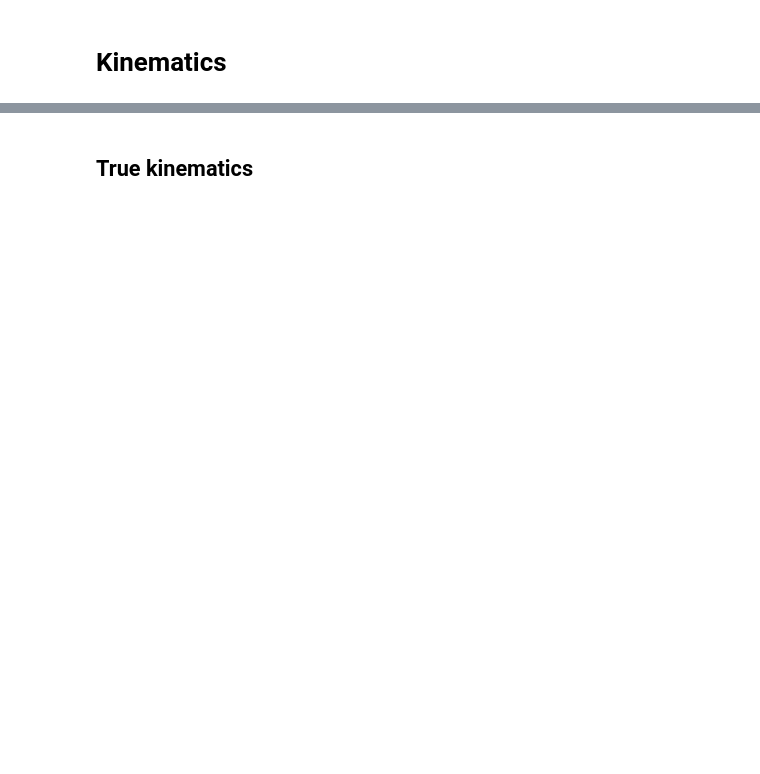
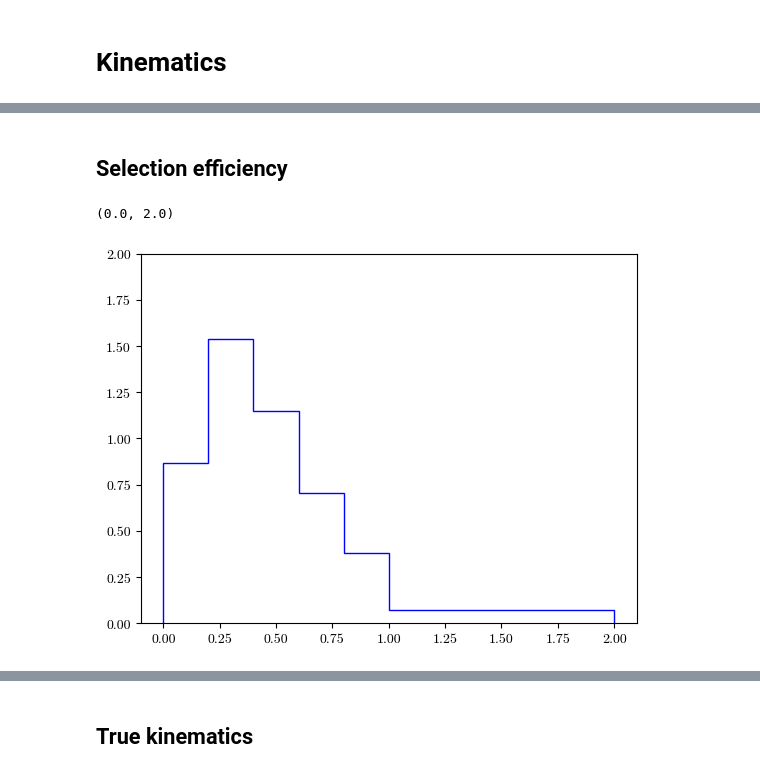
Before and after one commit to JoeBateman/uboone_epem_trident, a Jupyter notebook: wc_epem/plotter.ipynb, the cells around one changed output, grey strips where cells are left out. Saved outputs shown, nothing was run; the diff lists cells and outputs as text; code cells hidden in the pictures; blank space fills up the shorter version.

```diff
--- a/wc_epem/plotter.ipynb
+++ b/wc_epem/plotter.ipynb
@@ -165,3 +161,5 @@ def get_true_angle(event_df):
 trident_df['epem_momenta'] = trident_df.apply(get_epem_momenta, axis=1)
 trident_df['true_angle'] = trident_df.apply(get_true_angle, axis=1)
 trident_df['reco_shower_momenta'] = trident_df.apply(get_reco_shower_momenta, axis=1)
+# %% [markdown]
+## Selection efficiency
@@ -167,0 +186,11 @@ trident_df['reco_shower_momenta'] = trident_df.apply(get_reco_shower_momenta, ax
+# %%
+bins = np.array([0, 0.2, 0.4, 0.6, 0.8, 1.0, 2.0])
+
+variable_to_plot = 'reco_showerKE'
+
+sel_df = trident_df.query('presel_flag == True & flag_0p == True & bdt_result > 0.9')
+plt.hist(sel_df[variable_to_plot], bins=bins, histtype='step', label='Trident', color='blue', density=True)
+plt.ylim(0, 2)
+# %% [output]
+(0.0, 2.0)
+[figure, added]
```
Also changed, not shown: parts of 10 cells of this notebook, 1 other file.
